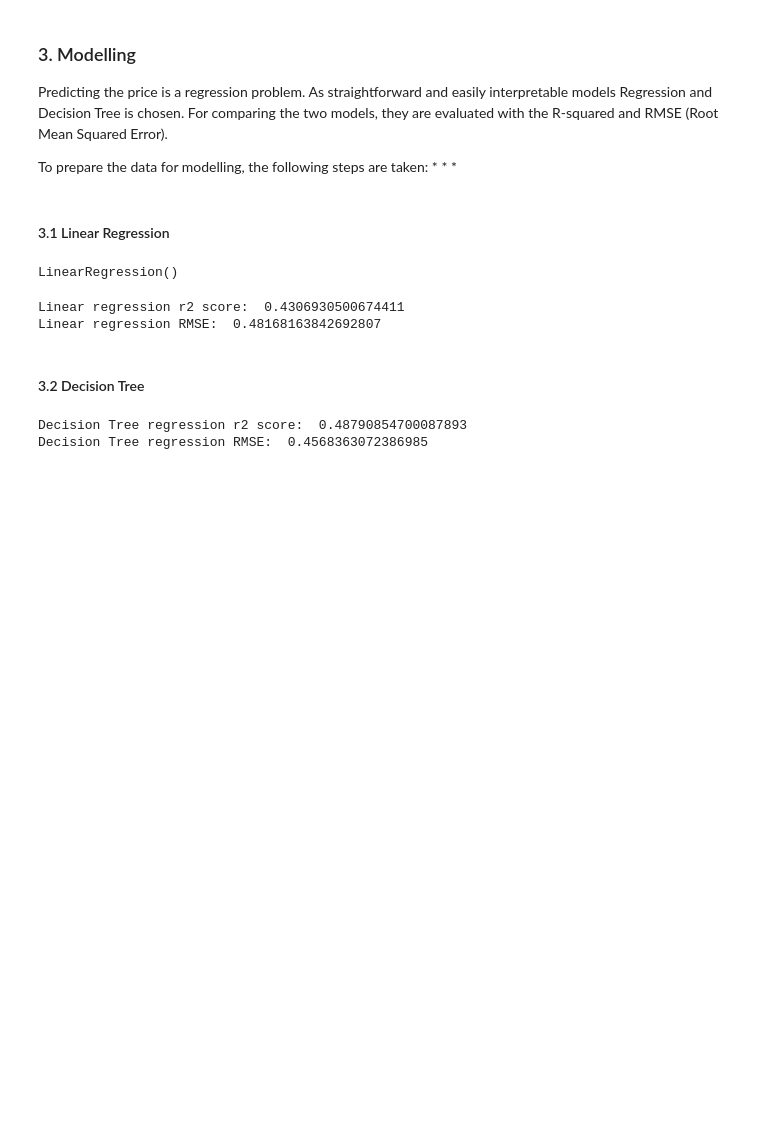
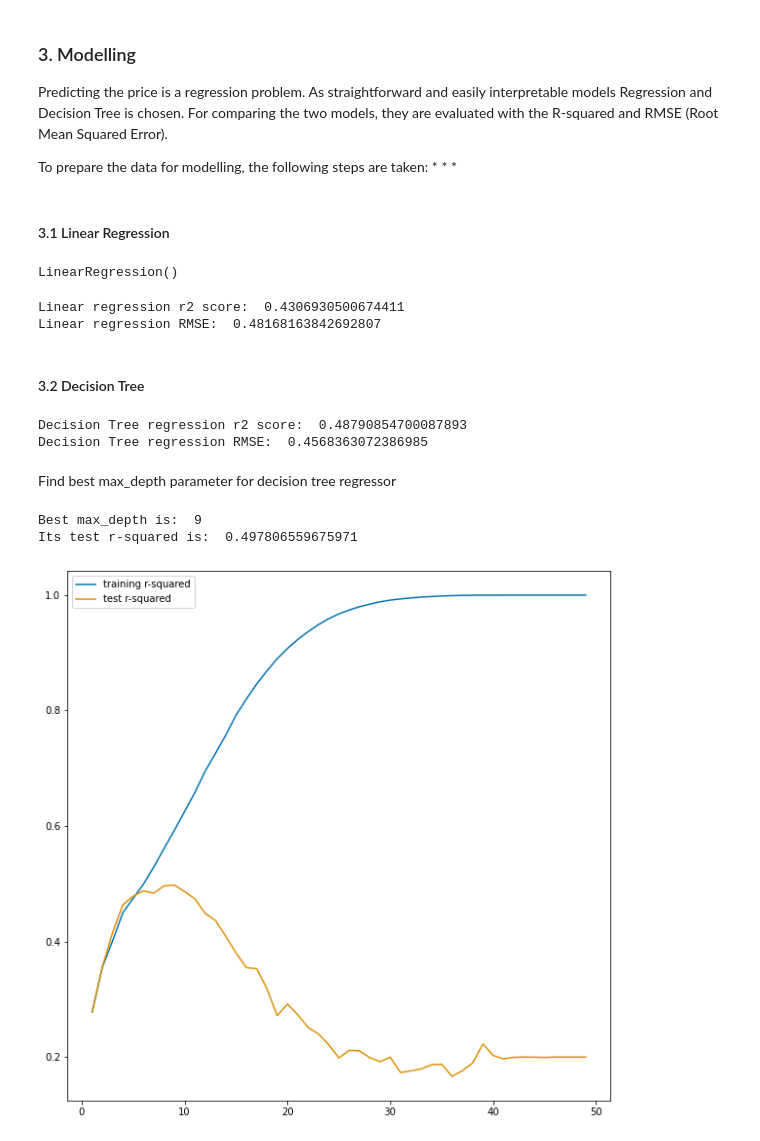
Before and after one commit to JulGras/Airbnb, a Jupyter notebook: Airbnb_Berlin.ipynb, the cells around one changed output. Cells and saved outputs as stored; diff of their text form; code cells hidden in the pictures; blank space fills up the shorter version.

Commit message:
updated notebook 31-01-23
added decision tree max depth analysis

```diff
--- a/Airbnb_Berlin.ipynb
+++ b/Airbnb_Berlin.ipynb
@@ -416,3 +416,37 @@ print('Decision Tree regression RMSE: ', np.sqrt(mean_squared_error(y_test, y_pr
 # %% [output]
 Decision Tree regression r2 score:  0.48790854700087893
 Decision Tree regression RMSE:  0.4568363072386985
+# %% [markdown]
+Find best max_depth parameter for decision tree regressor
+# %%
+# initialize container for results
+train_score = []
+test_score = []
+max_score = 0
+max_pair = (0,0)
+
+# loop over 50 values of max_depth
+for i in range(1,50):
+    dec_tree = DecisionTreeRegressor(max_depth=i, random_state=0)
+    dec_tree.fit(X_train, y_train)
+    dec_tree_pred = dec_tree.predict(X_test)
+    train_score.append(dec_tree.score(X_train, y_train))
+    test_score.append(r2_score(y_test, dec_tree_pred))
+    test_pair = (i, r2_score(y_test, dec_tree_pred))
+    if test_pair[1] > max_pair[1]:
+        max_pair = test_pair
+
+# best score
+print('Best max_depth is: ', max_pair[0])
+print('Its test r-squared is: ', max_pair[1])
+
+# plot
+fig, ax = plt.subplots()
+ax.plot(np.arange(1,50), train_score, label = 'training r-squared')
+ax.plot(np.arange(1,50), test_score, label = 'test r-squared')
+plt.legend()
+plt.show()
+# %% [output]
+Best max_depth is:  9
+Its test r-squared is:  0.497806559675971
+[figure, added]
```
